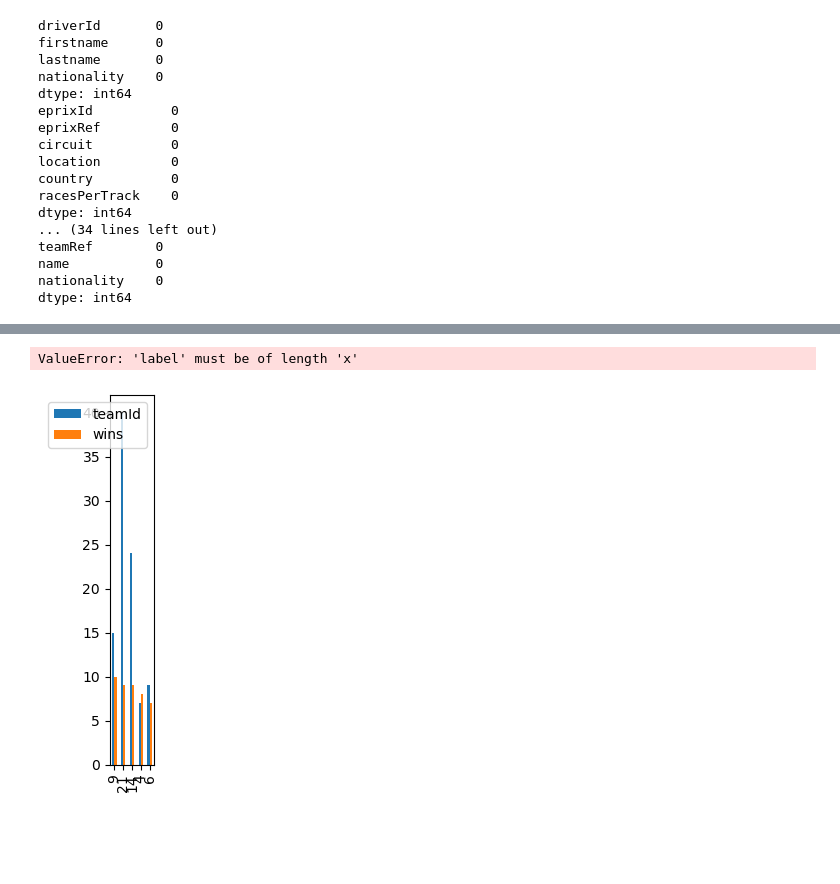
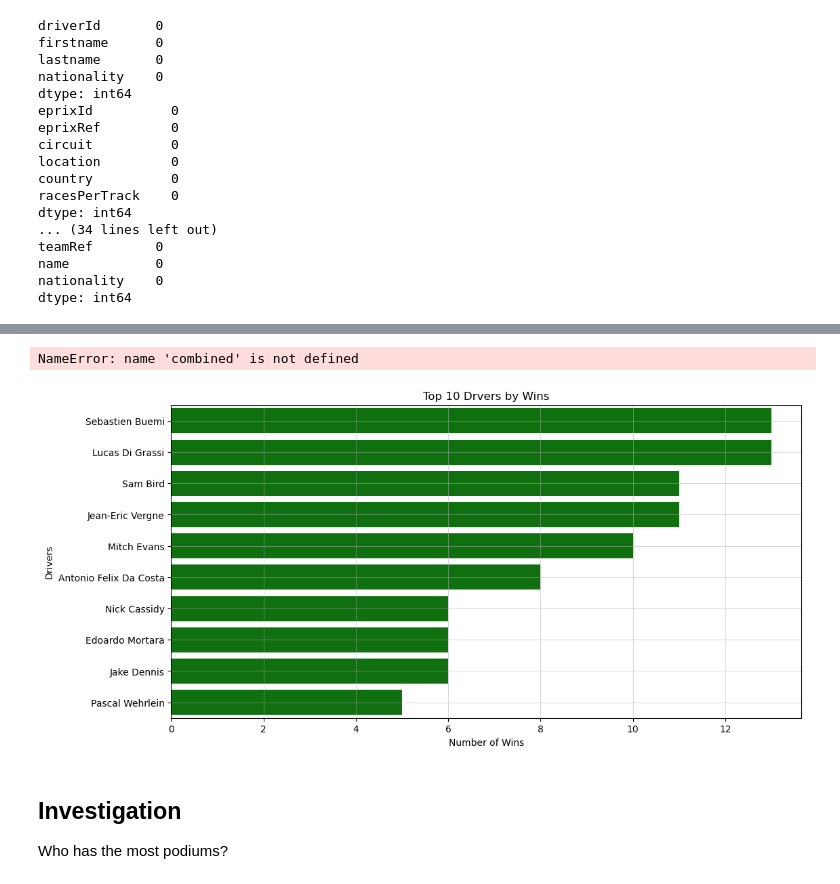
Before and after one commit to shaw-jonathan/Formula-E_Points_Analysis, a Jupyter notebook: M1 Capstone Project .ipynb, the cells around one changed output, grey strips where cells are left out. Cells and saved outputs as stored; diff of their text form; code cells hidden in the pictures; blank space fills up the shorter version.

```diff
--- a/M1 Capstone Project .ipynb
+++ b/M1 Capstone Project .ipynb
@@ -177,9 +304,30 @@ pd.read_sql("""
 # %%
-top5_teams.plot(kind='bar')
+#Merge with drivers to get driverRef or full name
 
-plt.pie(top5_teams['wins'].value_counts(), labels=top5_teams['teamId'].value_counts().index)
-plt.title('Top 5 winning teams');
+podiums = combined[results['pos'].isin([1, 2, 3])]
+
+# Count podiums per driver
+driver_podiums = podiums['driverId'].value_counts().reset_index()
+driver_podiums.columns = ['driverId', 'podium_count']
+
+# Merge with driver names
+driver_podiums = driver_podiums.merge(drivers, on='driverId', how='left')
+
+# Sort and take top 10
+top_10_podiums = driver_podiums.sort_values(by='podium_count', ascending=False).head(10)
 # %% [output]
-ValueError: 'label' must be of length 'x'
+NameError: name 'combined' is not defined
-[figure, removed]
+# %%
+plt.figure(figsize=(12,6))
+ax = sns.barplot( data=top10_drivers_by_wins, x='wins', y='driver_name', color="Green")
+plt.xlabel('Number of Wins')
+plt.ylabel('Drivers')
+plt.title('Top 10 Drvers by Wins')
+plt.grid(linestyle='-', linewidth=0.5, alpha=0.7)
+plt.show()
+# %% [output]
+[figure, added]
+# %% [markdown]
+## Investigation
+Who has the most podiums?
 # %%
```
Also changed, not shown: parts of 64 cells of this notebook, 11 other files.
